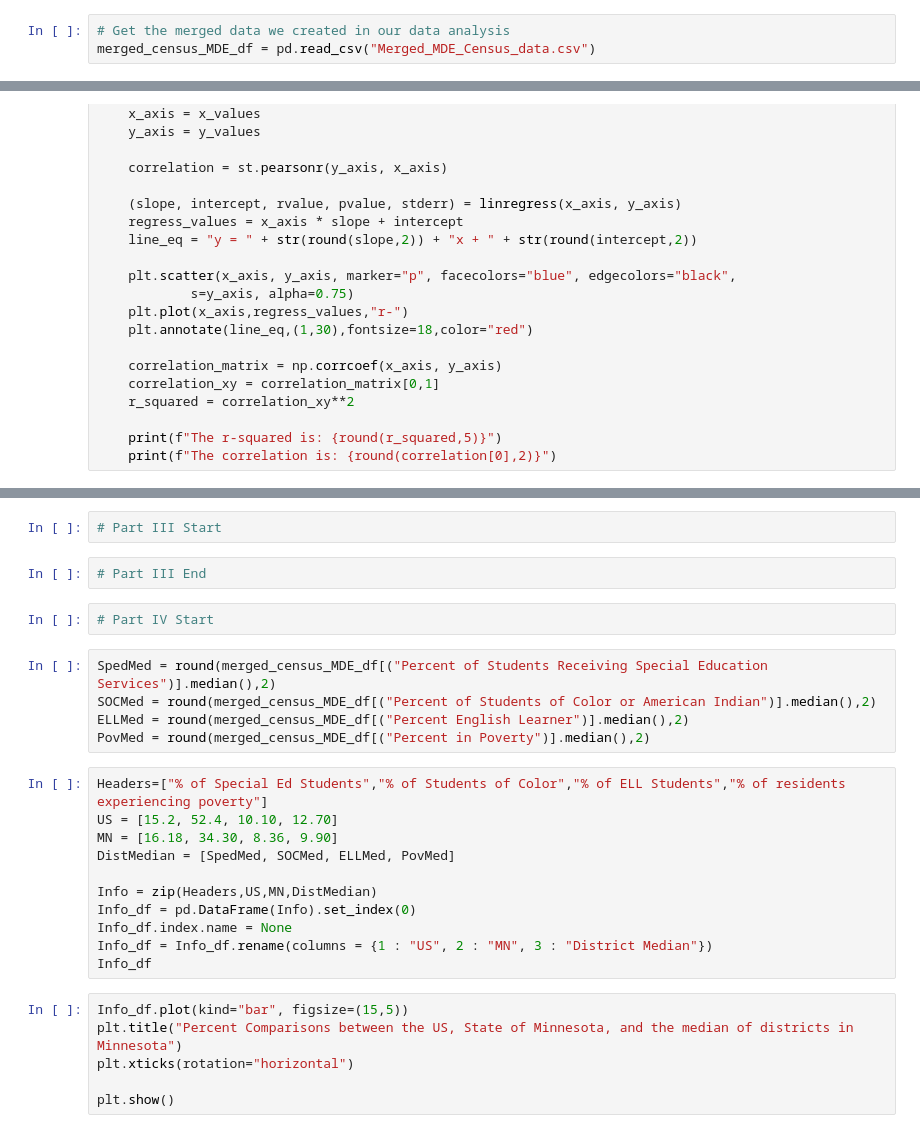
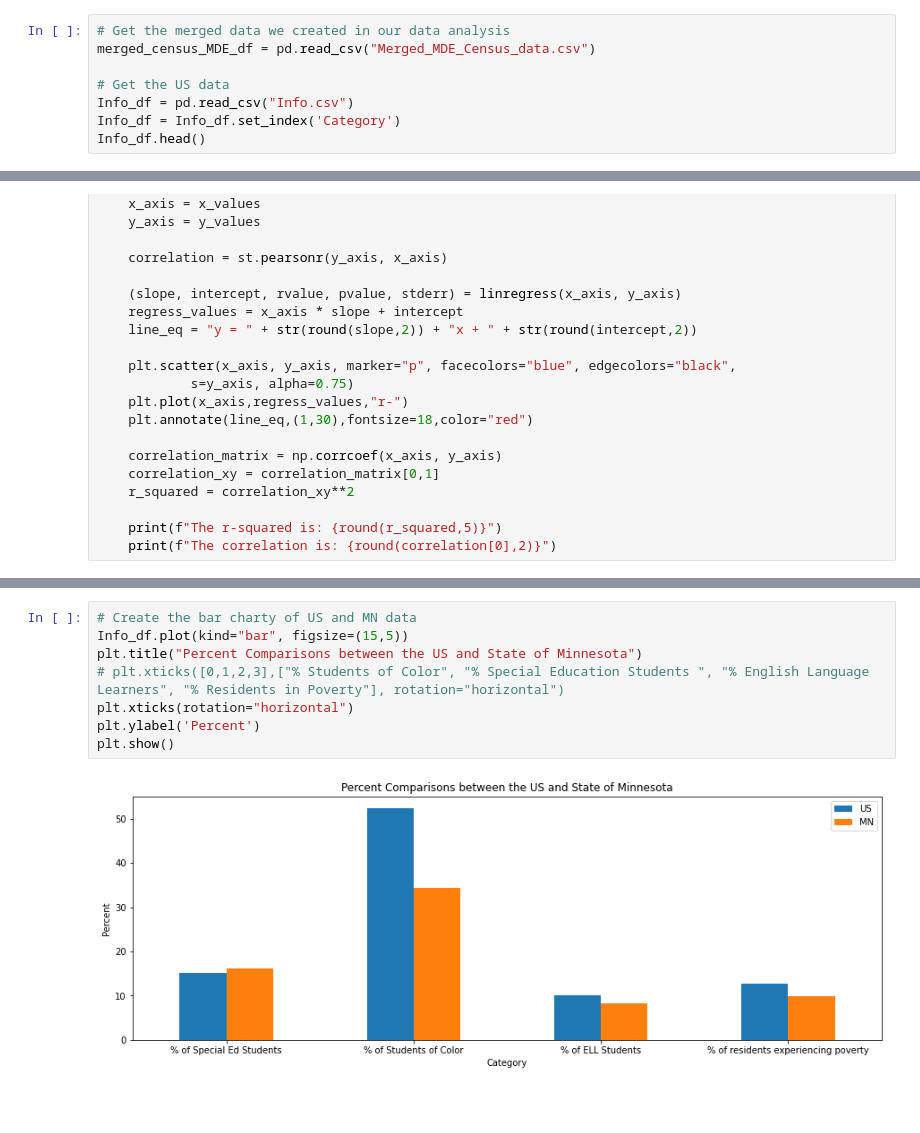
Before and after one commit to rabscuttle/group-project-1, a Jupyter notebook: final.ipynb, the cells around one changed output, grey strips where cells are left out. Drawn from its saved outputs; the diff is of its cells as text; blank space fills up the shorter version.

```diff
--- a/final.ipynb
+++ b/final.ipynb
@@ -8,3 +8,8 @@ from scipy.stats import linregress
 # %%
 # Get the merged data we created in our data analysis
 merged_census_MDE_df = pd.read_csv("Merged_MDE_Census_data.csv")
+
+# Get the US data
+Info_df = pd.read_csv("Info.csv")
+Info_df = Info_df.set_index('Category')
+Info_df.head()
@@ -81,29 +109,11 @@ plt.show()
-# %%
-# Part III Start
-# %%
-# Part III End
-# %%
-# Part IV Start
-# %%
-SpedMed = round(merged_census_MDE_df[("Percent of Students Receiving Special Education Services")].median(),2)
-SOCMed = round(merged_census_MDE_df[("Percent of Students of Color or American Indian")].median(),2)
-ELLMed = round(merged_census_MDE_df[("Percent English Learner")].median(),2)
-PovMed = round(merged_census_MDE_df[("Percent in Poverty")].median(),2)
-# %%
-Headers=["% of Special Ed Students","% of Students of Color","% of ELL Students","% of residents experiencing poverty"]
-US = [15.2, 52.4, 10.10, 12.70]
-MN = [16.18, 34.30, 8.36, 9.90]
-DistMedian = [SpedMed, SOCMed, ELLMed, PovMed]
-
-Info = zip(Headers,US,MN,DistMedian)
-Info_df = pd.DataFrame(Info).set_index(0)
-Info_df.index.name = None
-Info_df = Info_df.rename(columns = {1 : "US", 2 : "MN", 3 : "District Median"})
-Info_df
 # %%
+# Create the bar charty of US and MN data
 Info_df.plot(kind="bar", figsize=(15,5))
-plt.title("Percent Comparisons between the US, State of Minnesota, and the median of districts in Minnesota")
+plt.title("Percent Comparisons between the US and State of Minnesota")
+# plt.xticks([0,1,2,3],["% Students of Color", "% Special Education Students ", "% English Language Learners", "% Residents in Poverty"], rotation="horizontal")
 plt.xticks(rotation="horizontal")
-
+plt.ylabel('Percent')
 plt.show()
+# %% [output]
+[figure, added]
 # %%
```
Also changed, not shown: parts of 9 cells of this notebook, 2 other files.
